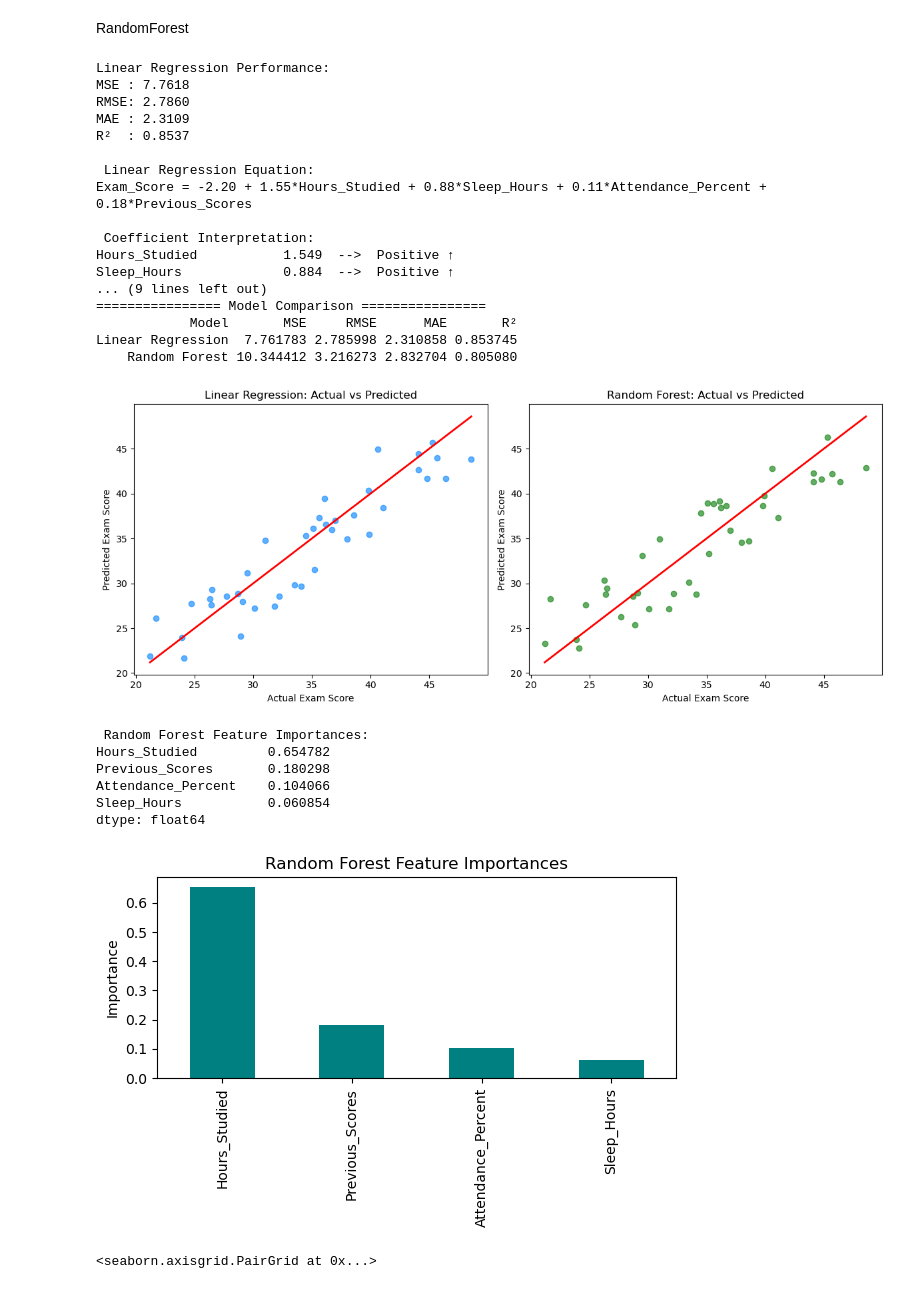
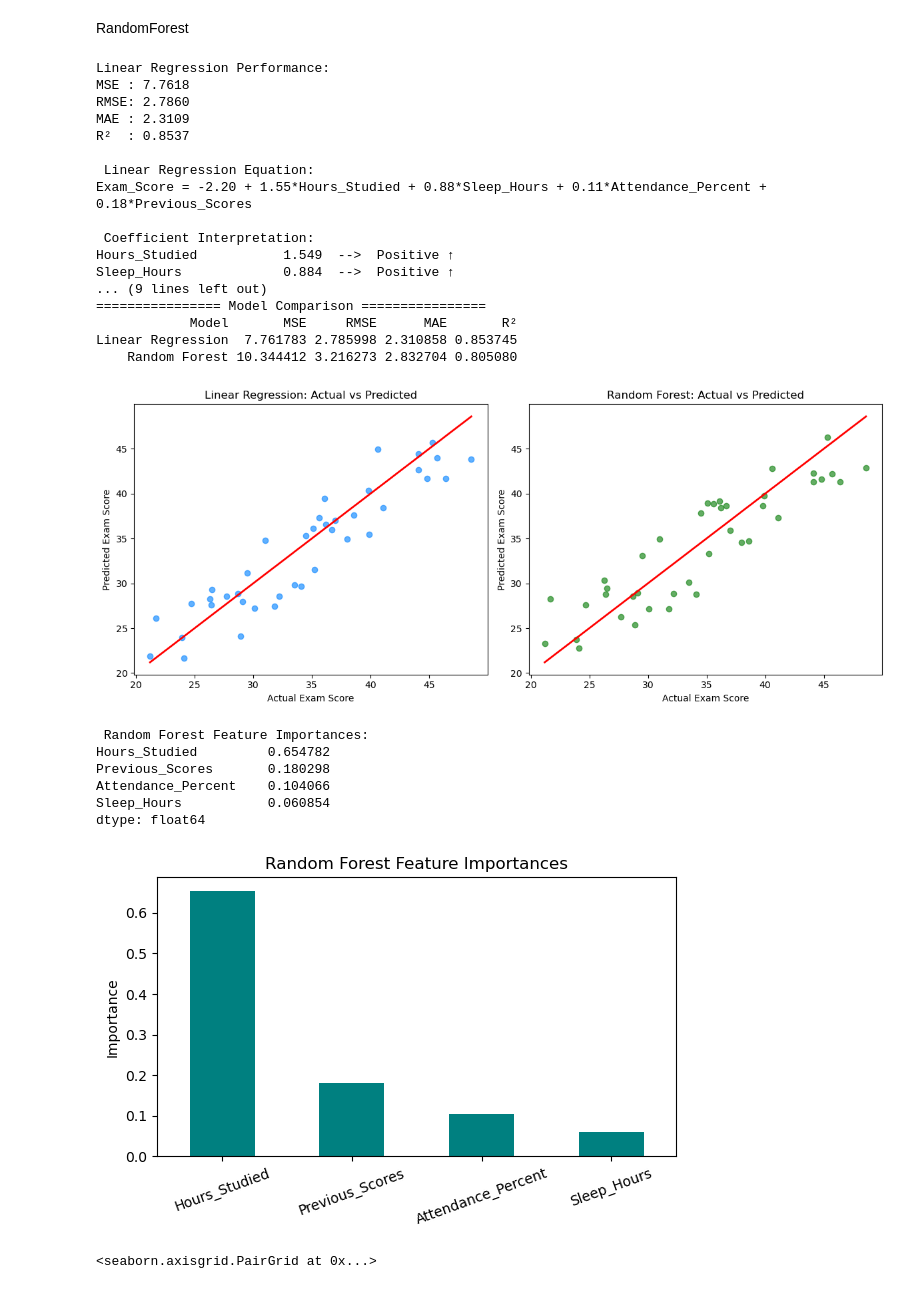
Before and after one commit to Eric-DS-Zhou/BDAA-Gala-student-performance-analysis, a Jupyter notebook: test.ipynb, the cells around one changed output. Saved outputs shown, nothing was run; the diff lists cells and outputs as text; code cells hidden in the pictures.

```diff
--- a/test.ipynb
+++ b/test.ipynb
@@ -274,35 +274,36 @@ print(fi)
 plt.figure(figsize=(6,4))
 fi.plot(kind='bar', color='teal')
 plt.title('Random Forest Feature Importances')
+plt.xticks(rotation=20)
 plt.ylabel('Importance')
 plt.tight_layout()
 plt.show()
 # %% [output]
 Linear Regression Performance:
 MSE : 7.7618
 RMSE: 2.7860
 MAE : 2.3109
 R²  : 0.8537
 
  Linear Regression Equation:
 Exam_Score = -2.20 + 1.55*Hours_Studied + 0.88*Sleep_Hours + 0.11*Attendance_Percent + 0.18*Previous_Scores
 
  Coefficient Interpretation:
 Hours_Studied           1.549  -->  Positive ↑
 Sleep_Hours             0.884  -->  Positive ↑
 ... (9 lines left out)
 ================ Model Comparison ================
             Model       MSE     RMSE      MAE       R²
 Linear Regression  7.761783 2.785998 2.310858 0.853745
     Random Forest 10.344412 3.216273 2.832704 0.805080
 [figure]
  Random Forest Feature Importances:
 Hours_Studied         0.654782
 Previous_Scores       0.180298
 Attendance_Percent    0.104066
 Sleep_Hours           0.060854
 dtype: float64
-[figure, old version]
+[figure, new version]
 # %%
 sns.pairplot(data, x_vars=['Hours_Studied','Sleep_Hours','Attendance_Percent','Previous_Scores'],
              y_vars='Exam_Score', kind='reg')
```
